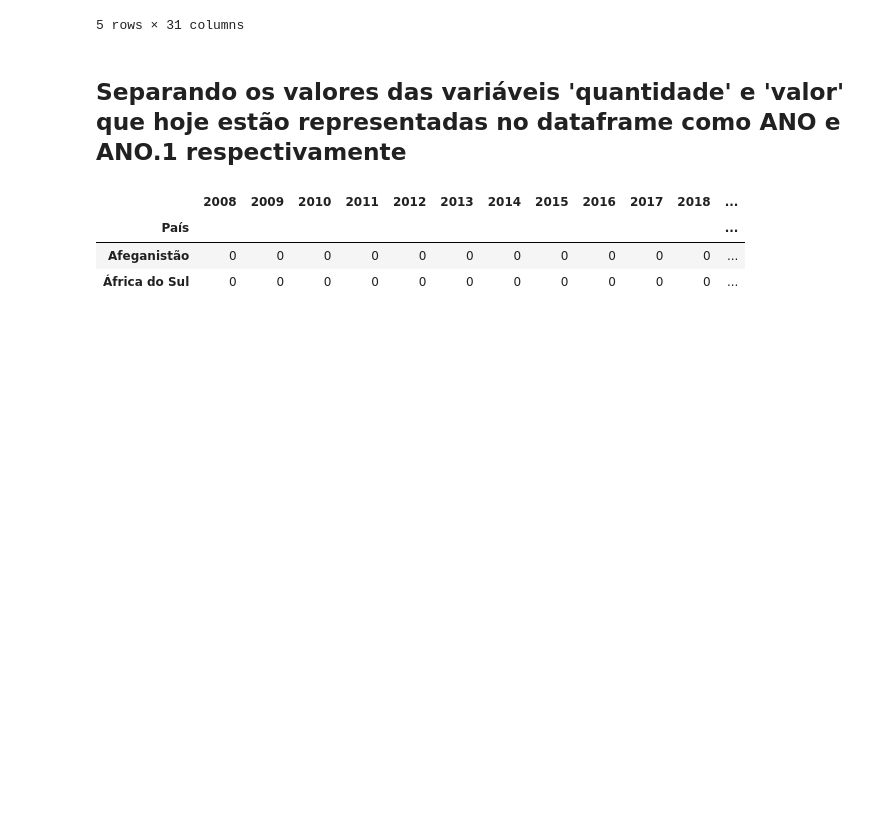
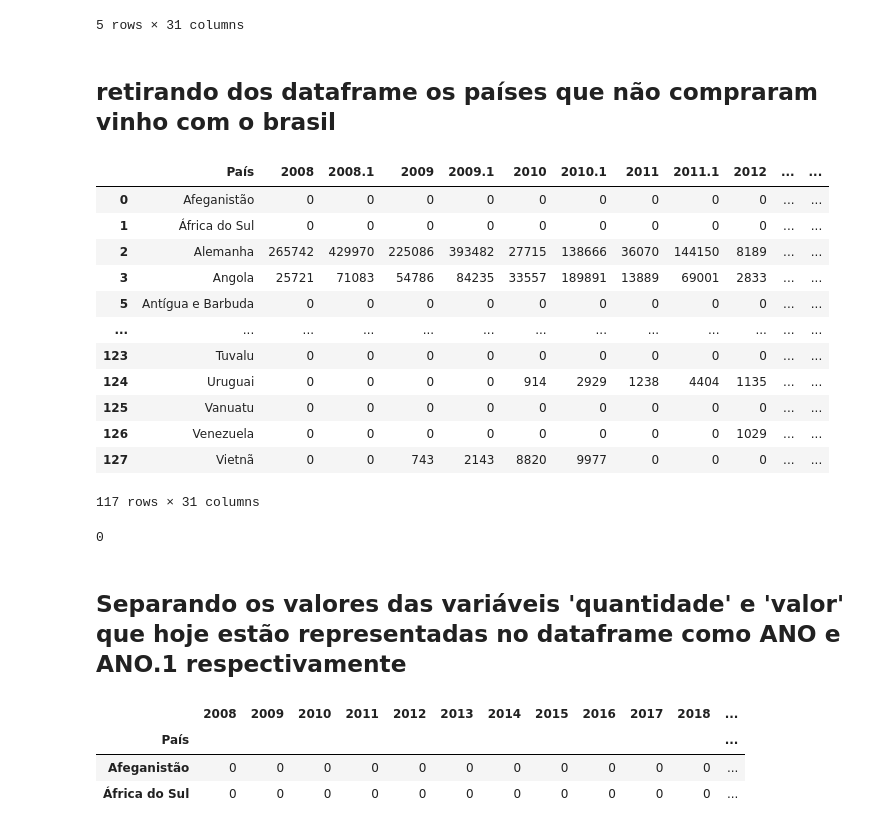
Before and after one commit to arianesannt/notebooks, a Jupyter notebook: Desafio_tech_challenge_organizado.ipynb, the cells around one changed output. Cells and saved outputs as stored; diff of their text form; code cells hidden in the pictures; blank space fills up the shorter version.

```diff
--- a/Desafio_tech_challenge_organizado.ipynb
+++ b/Desafio_tech_challenge_organizado.ipynb
@@ -56,3 +58,29 @@ exportacao.head()
+# %% [markdown]
+## retirando dos dataframe os países que não compraram vinho com o brasil
+# %%
+exportacao['total'] = exportacao.sum(numeric_only=True, axis=1)
+paises_comercio_zero = exportacao[exportacao['total'] == 0]
+exportacao = exportacao.drop(paises_comercio_zero.index, axis=0)
+exportacao = exportacao.drop('total', axis=1)
+exportacao
+# %% [output]
+|  | País | 2008 | 2008.1 | 2009 | 2009.1 | 2010 | 2010.1 | 2011 | 2011.1 | 2012 | ... | ... |
+| 0 | Afeganistão | 0 | 0 | 0 | 0 | 0 | 0 | 0 | 0 | 0 | ... | ... |
+| 1 | África do Sul | 0 | 0 | 0 | 0 | 0 | 0 | 0 | 0 | 0 | ... | ... |
+| 2 | Alemanha | 265742 | 429970 | 225086 | 393482 | 27715 | 138666 | 36070 | 144150 | 8189 | ... | ... |
+| 3 | Angola | 25721 | 71083 | 54786 | 84235 | 33557 | 189891 | 13889 | 69001 | 2833 | ... | ... |
+| 5 | Antígua e Barbuda | 0 | 0 | 0 | 0 | 0 | 0 | 0 | 0 | 0 | ... | ... |
+| ... | ... | ... | ... | ... | ... | ... | ... | ... | ... | ... | ... | ... |
+| 123 | Tuvalu | 0 | 0 | 0 | 0 | 0 | 0 | 0 | 0 | 0 | ... | ... |
+| 124 | Uruguai | 0 | 0 | 0 | 0 | 914 | 2929 | 1238 | 4404 | 1135 | ... | ... |
+| 125 | Vanuatu | 0 | 0 | 0 | 0 | 0 | 0 | 0 | 0 | 0 | ... | ... |
+| 126 | Venezuela | 0 | 0 | 0 | 0 | 0 | 0 | 0 | 0 | 1029 | ... | ... |
+| 127 | Vietnã | 0 | 0 | 743 | 2143 | 8820 | 9977 | 0 | 0 | 0 | ... | ... |
+117 rows × 31 columns
+# %%
+exportacao.duplicated().sum()
+# %% [output]
+0
 # %% [markdown]
 ## Separando os valores das variáveis 'quantidade' e 'valor' que hoje estão representadas no dataframe como ANO e ANO.1 respectivamente
 # %%
```
Also changed, not shown: parts of 16 cells of this notebook.
